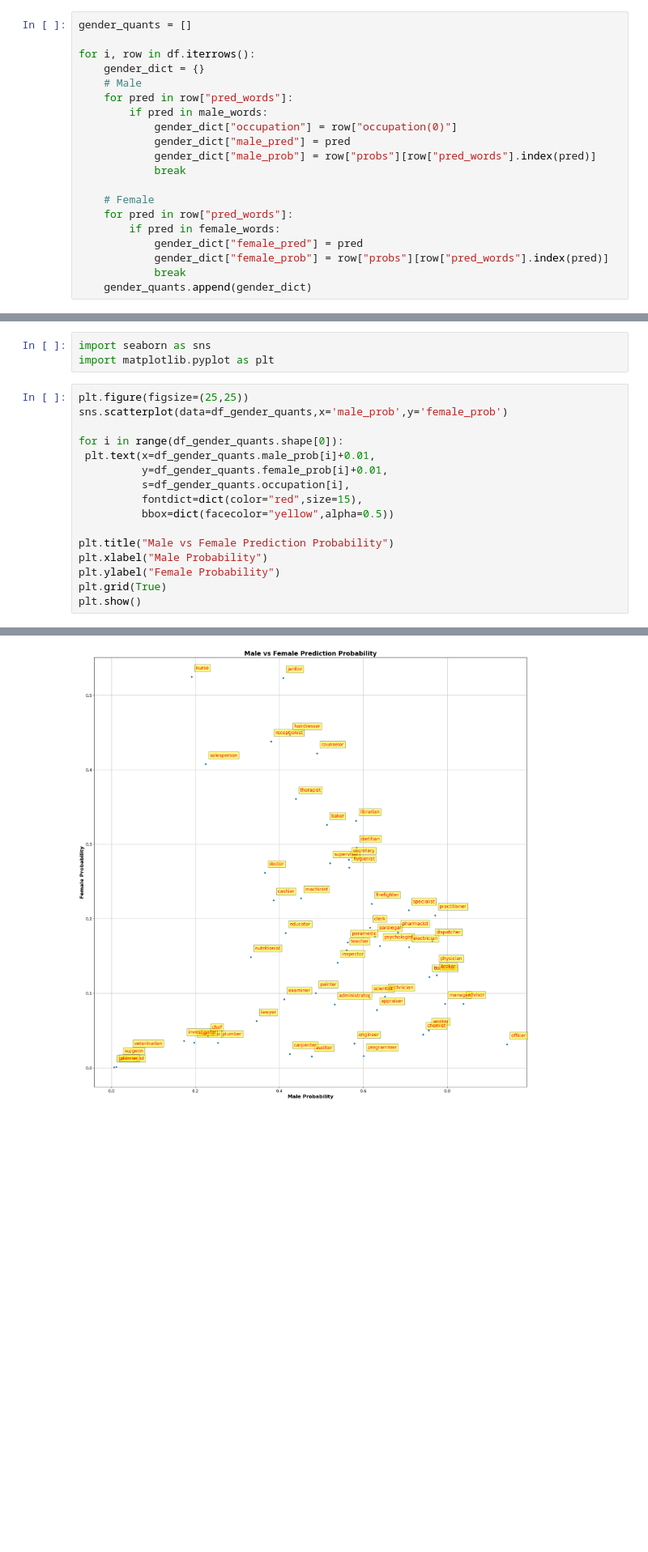
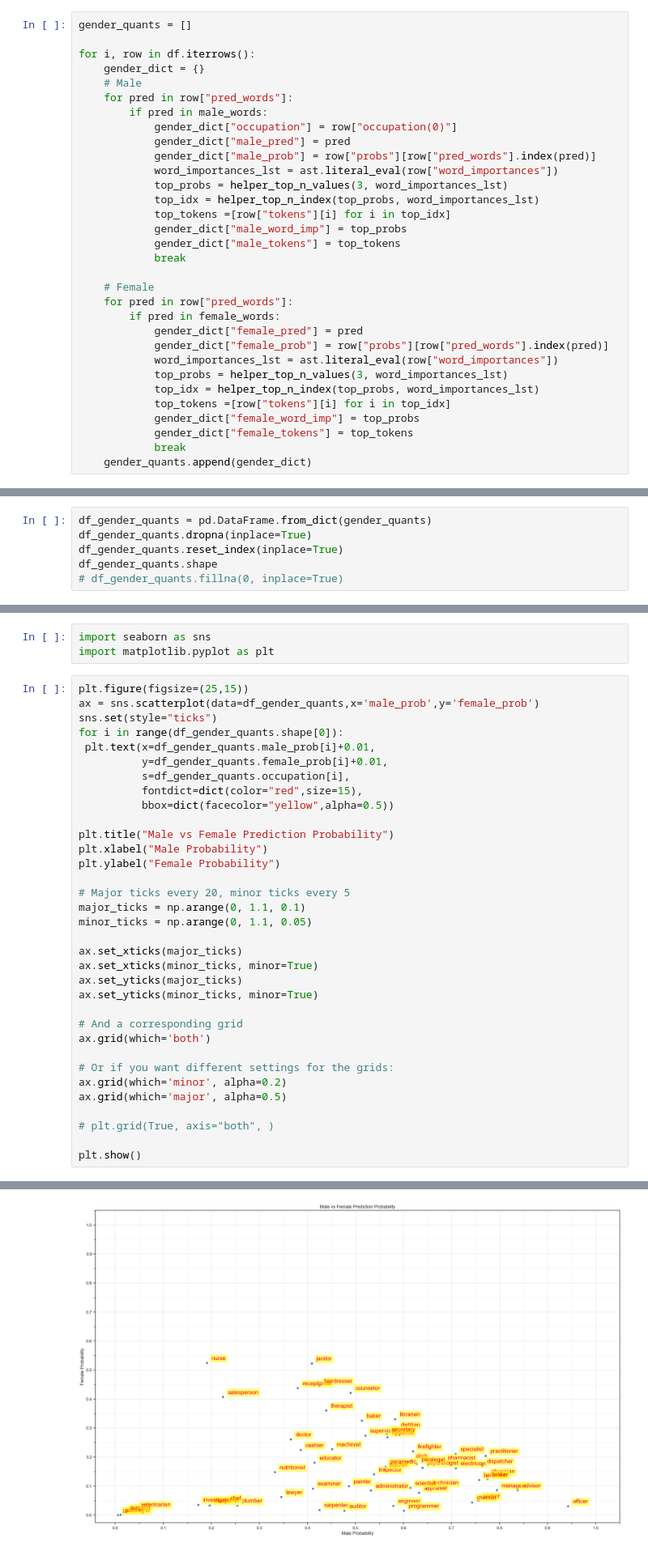
Before and after one commit to msakthiganesh/FairNLP, a Jupyter notebook: fairnlp/Quantifying_AllenNLP.ipynb, the cells around one changed output, grey strips where cells are left out. Shown at 81% size. Drawn from its saved outputs; the diff is of its cells as text; blank space fills up the shorter version.

```diff
--- a/fairnlp/Quantifying_AllenNLP.ipynb
+++ b/fairnlp/Quantifying_AllenNLP.ipynb
@@ -204,6 +198,12 @@ for i, row in df.iterrows():
             gender_dict["occupation"] = row["occupation(0)"]
             gender_dict["male_pred"] = pred
             gender_dict["male_prob"] = row["probs"][row["pred_words"].index(pred)]
+            word_importances_lst = ast.literal_eval(row["word_importances"])
+            top_probs = helper_top_n_values(3, word_importances_lst)
+            top_idx = helper_top_n_index(top_probs, word_importances_lst)
+            top_tokens =[row["tokens"][i] for i in top_idx]
+            gender_dict["male_word_imp"] = top_probs
+            gender_dict["male_tokens"] = top_tokens
             break
 
     # Female
@@ -211,6 +211,12 @@ for i, row in df.iterrows():
         if pred in female_words:
             gender_dict["female_pred"] = pred
             gender_dict["female_prob"] = row["probs"][row["pred_words"].index(pred)]
+            word_importances_lst = ast.literal_eval(row["word_importances"])
+            top_probs = helper_top_n_values(3, word_importances_lst)
+            top_idx = helper_top_n_index(top_probs, word_importances_lst)
+            top_tokens =[row["tokens"][i] for i in top_idx]
+            gender_dict["female_word_imp"] = top_probs
+            gender_dict["female_tokens"] = top_tokens
             break
     gender_quants.append(gender_dict)
 # %%
@@ -241,0 +246,6 @@ df_gender_quants = pd.DataFrame.from_dict(gender_quants)
+# %%
+df_gender_quants = pd.DataFrame.from_dict(gender_quants)
+df_gender_quants.dropna(inplace=True)
+df_gender_quants.reset_index(inplace=True)
+df_gender_quants.shape
+# df_gender_quants.fillna(0, inplace=True)
@@ -250,9 +275,9 @@ gender_corr_viz = df_gender_quants.exported[0]
 import seaborn as sns
 import matplotlib.pyplot as plt
 # %%
-plt.figure(figsize=(25,25))
-sns.scatterplot(data=df_gender_quants,x='male_prob',y='female_prob')
-
+plt.figure(figsize=(25,15))
+ax = sns.scatterplot(data=df_gender_quants,x='male_prob',y='female_prob')
+sns.set(style="ticks")
 for i in range(df_gender_quants.shape[0]):
  plt.text(x=df_gender_quants.male_prob[i]+0.01,
           y=df_gender_quants.female_prob[i]+0.01,
@@ -263,6 +288,24 @@ for i in range(df_gender_quants.shape[0]):
 plt.title("Male vs Female Prediction Probability")
 plt.xlabel("Male Probability")
 plt.ylabel("Female Probability")
-plt.grid(True)
+
+# Major ticks every 20, minor ticks every 5
+major_ticks = np.arange(0, 1.1, 0.1)
+minor_ticks = np.arange(0, 1.1, 0.05)
+
+ax.set_xticks(major_ticks)
+ax.set_xticks(minor_ticks, minor=True)
+ax.set_yticks(major_ticks)
+ax.set_yticks(minor_ticks, minor=True)
+
+# And a corresponding grid
+ax.grid(which='both')
+
+# Or if you want different settings for the grids:
+ax.grid(which='minor', alpha=0.2)
+ax.grid(which='major', alpha=0.5)
+
+# plt.grid(True, axis="both", )
+
 plt.show()
 # %% [output]
@@ -275 +312 @@ posx and posy should be finite values
-[figure, old version]
+[figure, new version]
```
Also changed, not shown: parts of 28 cells of this notebook, 1 other file.
